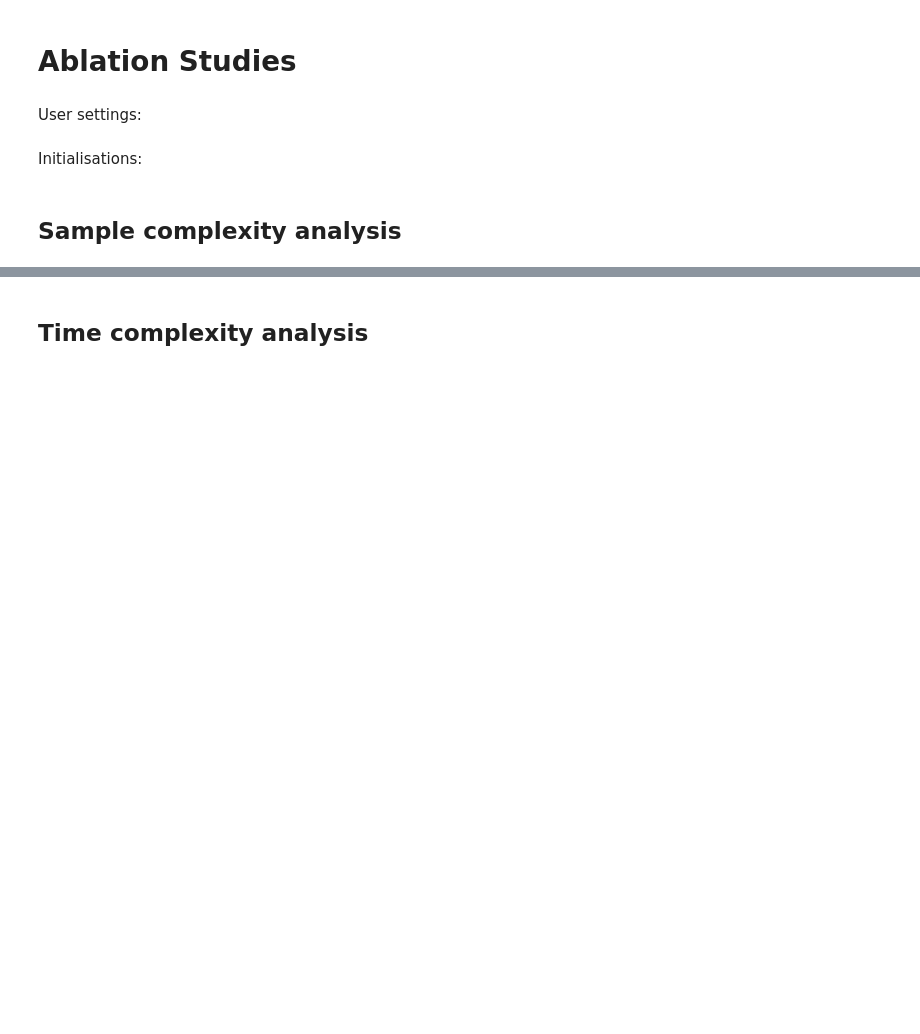
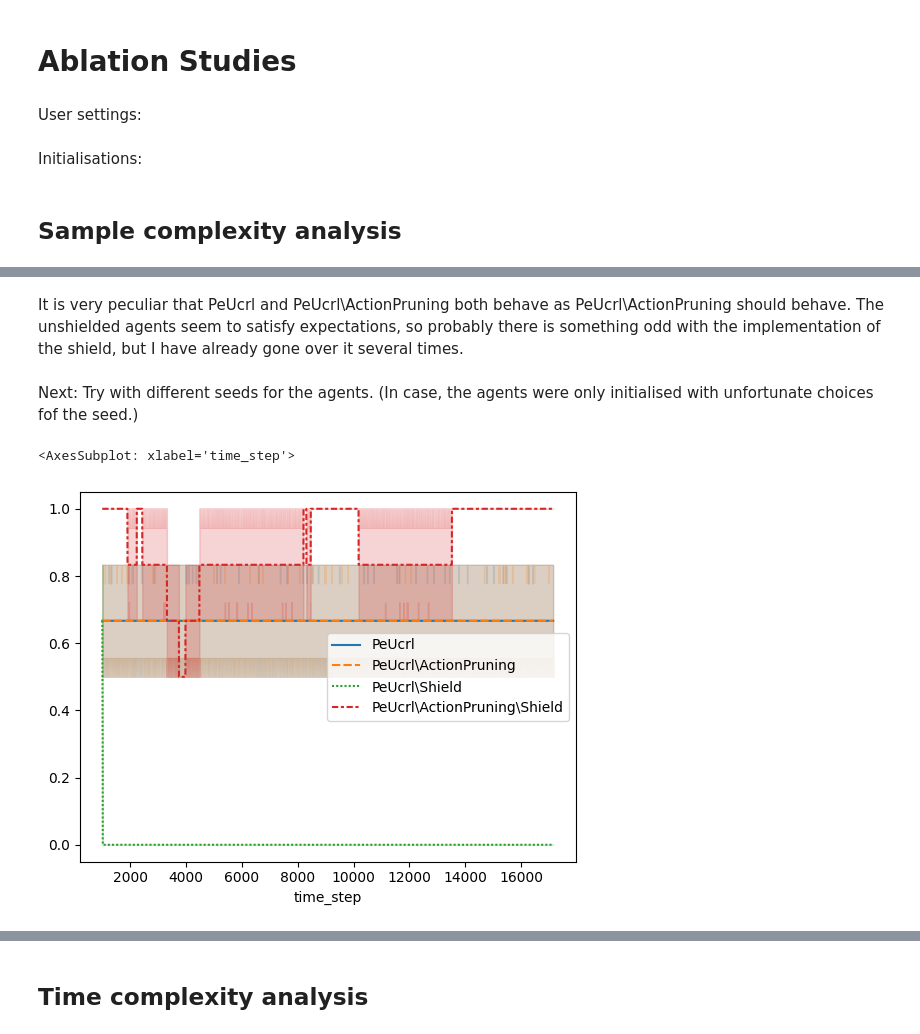
Before and after one commit to carlhenrikrolf/PilotExperimentation, a Jupyter notebook: ablation_studies.ipynb, the cells around one changed output, grey strips where cells are left out. Saved outputs shown, nothing was run; the diff lists cells and outputs as text; code cells hidden in the pictures; blank space fills up the shorter version.

```diff
--- a/ablation_studies.ipynb
+++ b/ablation_studies.ipynb
@@ -62,0 +106,19 @@ fig.show()
+# %% [markdown]
+It is very peculiar that PeUcrl and PeUcrl\ActionPruning both behave as PeUcrl\ActionPruning should behave. The unshielded agents seem to satisfy expectations, so probably there is something odd with the implementation of the shield, but I have already gone over it several times.
+# %% [markdown]
+Next: Try with different seeds for the agents. (In case, the agents were only initialised with unfortunate choices fof the seed.)
+# %%
+result_array = np.array([
+    ['peucrl_minus_r_9', 'peucrl_minus_r_10', 'peucrl_minus_r_11'],
+    ['peucrl_minus_r_minus_action_pruning_3', 'peucrl_minus_r_minus_action_pruning_4', 'peucrl_minus_r_minus_action_pruning_5'],
+    ['peucrl_minus_r_minus_shield_7', 'peucrl_minus_r_minus_shield_8', 'peucrl_minus_r_minus_shield_9'],
+    ['peucrl_minus_r_minus_safety_4', 'peucrl_minus_r_minus_safety_5', 'peucrl_minus_r_minus_safety_6'],
+])
+pretty_result_set = np.array([
+    'PeUcrl',
+    'PeUcrl\\ActionPruning',
+    'PeUcrl\\Shield',
+    'PeUcrl\\ActionPruning\\Shield',
+])
+rolling_window_width = 1000
+max_time = 100000
@@ -62,0 +127,26 @@ fig.show()
+# %%
+n_seeds = result_array.shape[1]
+outer_first = True
+for i in range(n_seeds):
+    first = True
+    for (j, result) in enumerate(result_array[:, i]):
+        side_effects_incidence = pd.read_csv(
+            'results/.' + result + '/data.csv',
+            index_col='time_step',
+            usecols=['time_step', 'side_effects_incidence'],
+        )
+        if first:
+            first = False
+            tmp = side_effects_incidence[:max_time].rename(columns={'side_effects_incidence': pretty_result_set[j]}).rolling(rolling_window_width).max()
+        else:
+            tmp = pd.concat([tmp, side_effects_incidence[:max_time].rename(columns={'side_effects_incidence': pretty_result_set[j]}).rolling(rolling_window_width).max()], axis=1, join='inner')
+    if outer_first:
+        outer_first = False
+        stats = tmp
+    else:
+        stats = pd.concat([stats, tmp], axis=1, join='inner')
+
+sns.lineplot(data=stats)
+# %% [output]
+<AxesSubplot: xlabel='time_step'>
+[figure, added]
```
Also changed, not shown: parts of 12 cells of this notebook, 4 other files.
